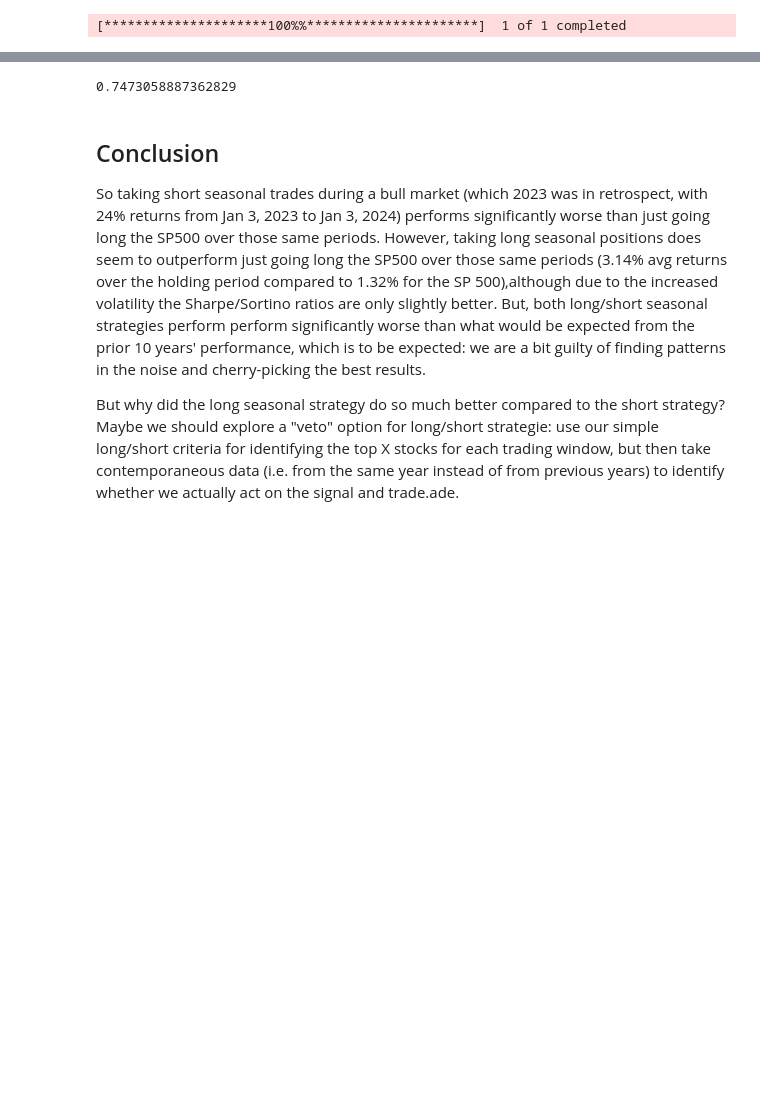
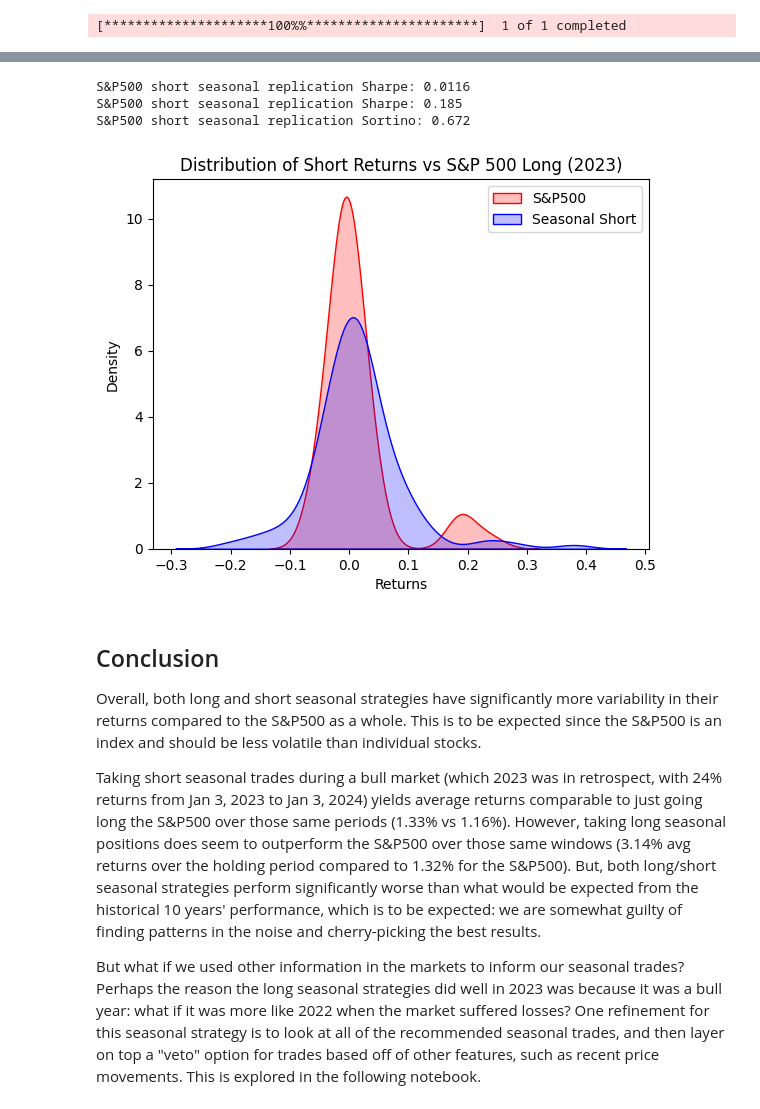
Before and after one commit to raywang202/technical-trading, a Jupyter notebook: Stock technical.ipynb, the cells around one changed output, grey strips where cells are left out. Saved outputs shown, nothing was run; the diff lists cells and outputs as text; code cells hidden in the pictures; blank space fills up the shorter version.

```diff
--- a/Stock technical.ipynb
+++ b/Stock technical.ipynb
@@ -381,34 +418,50 @@ sp500_returns['SP500 Return'].mean()/sp500_returns[sp500_returns['SP500 Return']
 # %%
-# Short trades
+# Short seasonal trades
 sp500_returns_short_list = []
 
 # Long trade dates
 for idx in range(short_trades.shape[0]):
     buy_date = short_trades.iloc[idx]['buy date']
     sell_date = short_trades.iloc[idx]['sell date']
     buy_price = spx.loc[buy_date]['Adj Close']
     sell_price = spx.loc[sell_date]['Adj Close']
     sp500_return = sell_price/buy_price-1
     sp500_returns_short_list.append([idx,buy_date,sell_date,sp500_return])
 
 sp500_returns_short_dates = pd.DataFrame(sp500_returns_short_list,
     columns=['Index','Buy Date','Sell Date','SP500 Return'])
 
+# Avg SP500 returns during the short positions
+# 1.16% avg return
+print('S&P500 short seasonal replication Sharpe: %5.4f' %
+      sp500_returns_short_dates['SP500 Return'].mean())
 
-# Avg SP500 returns during the same long positions
-sp500_returns_short_dates['SP500 Return'].mean() # 1.16% avg return
+# Sharpe: 0.19
+print('S&P500 short seasonal replication Sharpe: %5.3f' %
+      (sp500_returns_short_dates['SP500 Return'].mean()/
+       sp500_returns_short_dates['SP500 Return'].std()))
 
-# Sharpe (assuming risk-free return is just zero): 0.19
-sp500_returns_short_dates['SP500 Return'].mean()/sp500_returns_short_dates['SP500 Return'].std()
+# Sortino Ratio: 0.67
+print('S&P500 short seasonal replication Sortino: %5.3f' %
+      (sp500_returns_short_dates['SP500 Return'].mean()/sp500_returns_short_dates[
+          sp500_returns_short_dates['SP500 Return']<0]['SP500 Return'].std()))
 
-# Sortino Ratio: 0.75
-sp500_returns['SP500 Return'].mean()/(sp500_returns_short_dates[
-    sp500_returns_short_dates['SP500 Return']<0]['SP500 Return'].std())
+fig = sns.kdeplot(sp500_returns_short_dates['SP500 Return'], fill=True, color="r",label='S&P500')
+fig = sns.kdeplot(short_trade_results['Return'], fill=True, color="b",label='Seasonal Short')
+fig.legend(loc='upper right')
+plt.title("Distribution of Short Returns vs S&P 500 Long (2023)")
+plt.xlabel('Returns')
+plt.show()
 # %% [output]
-0.7473058887362829
+S&P500 short seasonal replication Sharpe: 0.0116
+S&P500 short seasonal replication Sharpe: 0.185
+S&P500 short seasonal replication Sortino: 0.672
+[figure, added]
 # %% [markdown]
 ## Conclusion
 
-So taking short seasonal trades during a bull market (which 2023 was in retrospect, with 24% returns from Jan 3, 2023 to Jan 3, 2024) performs significantly worse than just going long the SP500 over those same periods. However, taking long seasonal positions does seem to outperform just going long the SP500 over those same periods (3.14% avg returns over the holding period compared to 1.32% for the SP 500),although due to the increased volatility the Sharpe/Sortino ratios are only slightly better. But, both long/short seasonal strategies perform perform significantly worse than what would be expected from the prior 10 years' performance, which is to be expected: we are a bit guilty of finding patterns in the noise and cherry-picking the best results.
+Overall, both long and short seasonal strategies have significantly more variability in their returns compared to the S&P500 as a whole. This is to be expected since the S&P500 is an index and should be less volatile than individual stocks.
 
-But why did the long seasonal strategy do so much better compared to the short  strategy? Maybe we should explore a "veto" option for long/short strategie: use our simple long/short criteria for identifying the top X stocks for each trading window, but then take contemporaneous data (i.e. from the same year instead of from previous years) to identify whether we actually act on the signal and trade.ade.
+Taking short seasonal trades during a bull market (which 2023 was in retrospect, with 24% returns from Jan 3, 2023 to Jan 3, 2024) yields average returns comparable to just going long the S&P500 over those same periods (1.33% vs 1.16%). However, taking long seasonal positions does seem to outperform the S&P500 over those same windows (3.14% avg returns over the holding period compared to 1.32% for the S&P500). But, both long/short seasonal strategies perform significantly worse than what would be expected from the historical 10 years' performance, which is to be expected: we are somewhat guilty of finding patterns in the noise and cherry-picking the best results.
+
+But what if we used other information in the markets to inform our seasonal trades? Perhaps the reason the long seasonal strategies did well in 2023 was because it was a bull year: what if it was more like 2022 when the market suffered losses? One refinement for this seasonal strategy is to look at all of the recommended seasonal trades, and then layer on top a "veto" option for trades based off of other features, such as recent price movements. This is explored in the following notebook.
```
Also changed, not shown: parts of 11 cells of this notebook, 4 other files.
